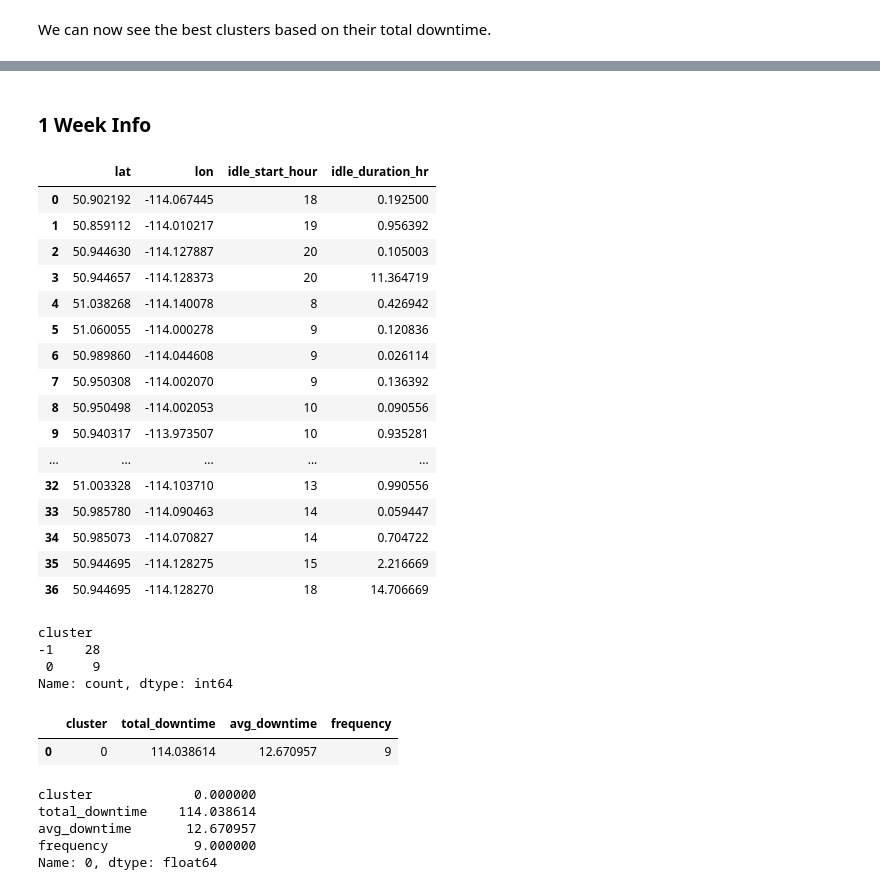
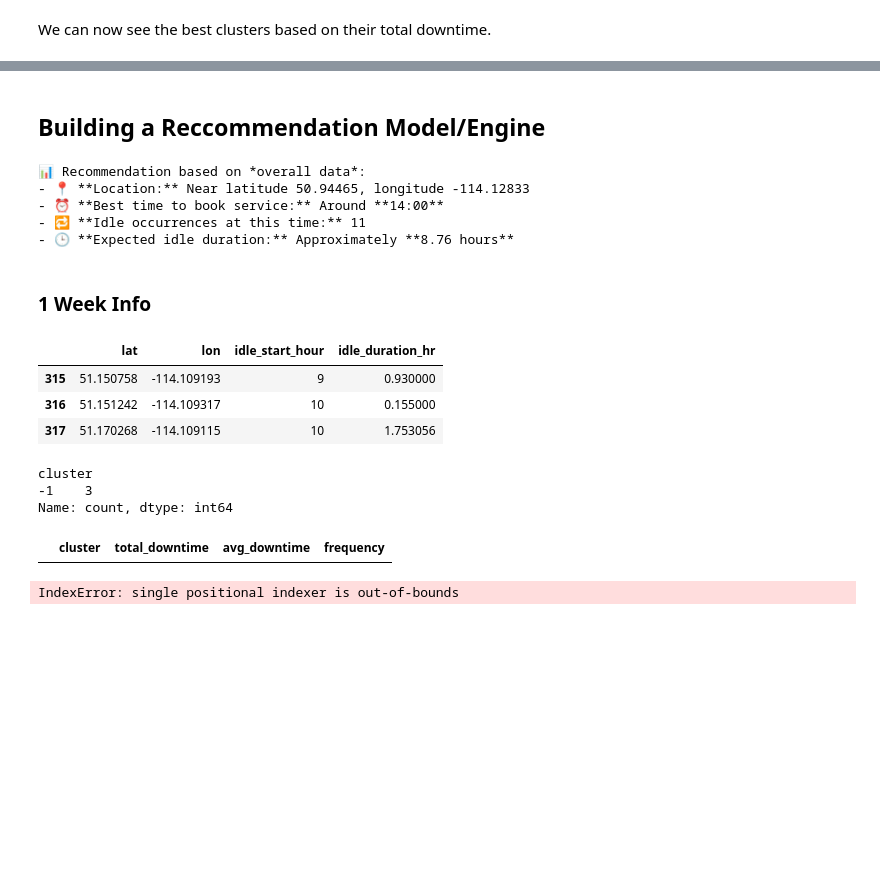
Before and after one commit to GitBaro/LHL-Final-Project-Natural-Downtime, a Jupyter notebook: notebooks/Setup.ipynb, the cells around one changed output, grey strips where cells are left out. Saved outputs shown, nothing was run; the diff lists cells and outputs as text; code cells hidden in the pictures; blank space fills up the shorter version.

Commit message:
added initial LSTM Model Setup

```diff
--- a/notebooks/Setup.ipynb
+++ b/notebooks/Setup.ipynb
@@ -28,7 +28,7 @@ df
 # %% [markdown]
 ## Preprocessing and Feature Engineering
 # %%
-df = extract_datetime_features(df, 'idle_start_time_mdt', timezone=None, drop_columns=True)
+df = extract_datetime_features(df, 'idle_start_time_mdt', timezone=None)
 df
 # %% [output]
 |  | idle_start_time | idle_end_time | idle_duration_hr | idle_location_x | idle_location_y | ... |
@@ -104,3 +104,7 @@ df
 # df['lon'] = df['idle_location_x'] / 1e7
 # %% [markdown]
 ## Clustering and Visualization
+# %%
+# select features
+features = select_idle_features(df, feature_cols=['lat', 'lon', 'idle_start_hour', 'idle_duration_hr', 'week_number'], latest_week_only=False)
+features
@@ -107,7 +125,7 @@ df
 # %%
-# select features
-features = df[['lat', 'lon', 'idle_start_hour', 'idle_duration_hr', 'week_number']].copy()
-latest_week = df['week_start_date'].max()
-features_latest_week = df[df['week_start_date'] == latest_week][['lat', 'lon', 'idle_start_hour', 'idle_duration_hr', 'week_number']]
+# # select features
+# features = df[['lat', 'lon', 'idle_start_hour', 'idle_duration_hr', 'week_number']].copy()
+# latest_week = df['week_start_date'].max()
+# features_latest_week = df[df['week_start_date'] == latest_week][['lat', 'lon', 'idle_start_hour', 'idle_duration_hr', 'week_number']]
 # %%
 features = cluster_downtime(features)
@@ -245,0 +267,11 @@ m  # Display the map
+# %% [markdown]
+## Building a Reccommendation Model/Engine
+# %%
+recs = generate_service_booking_recommendation_text(features, include_latest_week=False)
+recs
+# %% [output]
+📊 Recommendation based on *overall data*:
+- 📍 **Location:** Near latitude 50.94465, longitude -114.12833
+- ⏰ **Best time to book service:** Around **14:00**
+- 🔁 **Idle occurrences at this time:** 11
+- 🕒 **Expected idle duration:** Approximately **8.76 hours**
@@ -247,27 +282,14 @@ m  # Display the map
 ### 1 Week Info
 # %%
 # select features
-features_week_1 = features[features['week_number'] == 1][['lat', 'lon', 'idle_start_hour', 'idle_duration_hr']].copy()
+features_week_1 = features[features['week_number'] == 6][['lat', 'lon', 'idle_start_hour', 'idle_duration_hr']].copy()
 
 features_week_1
 # %% [output]
 |  | lat | lon | idle_start_hour | idle_duration_hr |
-| 0 | 50.902192 | -114.067445 | 18 | 0.192500 |
-| 1 | 50.859112 | -114.010217 | 19 | 0.956392 |
-| 2 | 50.944630 | -114.127887 | 20 | 0.105003 |
-| 3 | 50.944657 | -114.128373 | 20 | 11.364719 |
-| 4 | 51.038268 | -114.140078 | 8 | 0.426942 |
-| 5 | 51.060055 | -114.000278 | 9 | 0.120836 |
-| 6 | 50.989860 | -114.044608 | 9 | 0.026114 |
-| 7 | 50.950308 | -114.002070 | 9 | 0.136392 |
-| 8 | 50.950498 | -114.002053 | 10 | 0.090556 |
-| 9 | 50.940317 | -113.973507 | 10 | 0.935281 |
-| ... | ... | ... | ... | ... |
-| 32 | 51.003328 | -114.103710 | 13 | 0.990556 |
-| 33 | 50.985780 | -114.090463 | 14 | 0.059447 |
-| 34 | 50.985073 | -114.070827 | 14 | 0.704722 |
-| 35 | 50.944695 | -114.128275 | 15 | 2.216669 |
-| 36 | 50.944695 | -114.128270 | 18 | 14.706669 |
+| 315 | 51.150758 | -114.109193 | 9 | 0.930000 |
+| 316 | 51.151242 | -114.109317 | 10 | 0.155000 |
+| 317 | 51.170268 | -114.109115 | 10 | 1.753056 |
 # %%
 # scale features
 scaler = StandardScaler()
@@ -284,8 +306,7 @@ features_week_1.loc[:, 'cluster'] = dbscan.labels_
 features_week_1['cluster'].value_counts()
 # %% [output]
 cluster
--1    28
- 0     9
+-1    3
 Name: count, dtype: int64
 # %%
 # Creating a df that ranks the cluster's natural downtime (average amount of time spent idle,
@@ -298,16 +319,11 @@ cluster_summary_week_1.columns = ['cluster', 'total_downtime', 'avg_downtime', '
 cluster_summary_week_1
 # %% [output]
 |  | cluster | total_downtime | avg_downtime | frequency |
-| 0 | 0 | 114.038614 | 12.670957 | 9 |
 # %%
 best_cluster_week_1 = cluster_summary_week_1.sort_values('total_downtime', ascending=False).iloc[0]
 best_cluster_week_1
 # %% [output]
-cluster             0.000000
-total_downtime    114.038614
-avg_downtime       12.670957
-frequency           9.000000
-Name: 0, dtype: float64
+IndexError: single positional indexer is out-of-bounds
 # %%
 # Identifying the best coordinates for the best cluster
 best_cluster_id_week_1 = best_cluster_week_1['cluster']
```
Also changed, not shown: parts of 27 cells of this notebook, 4 other files.
